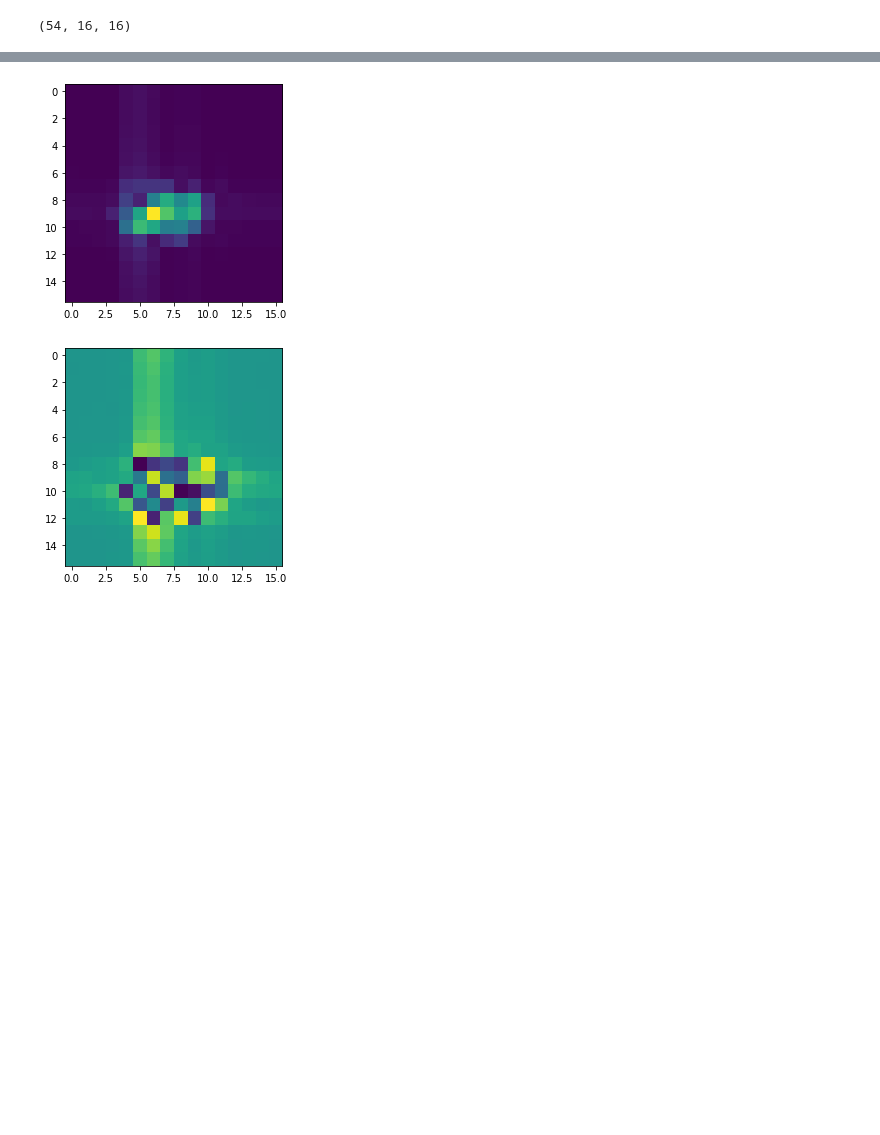
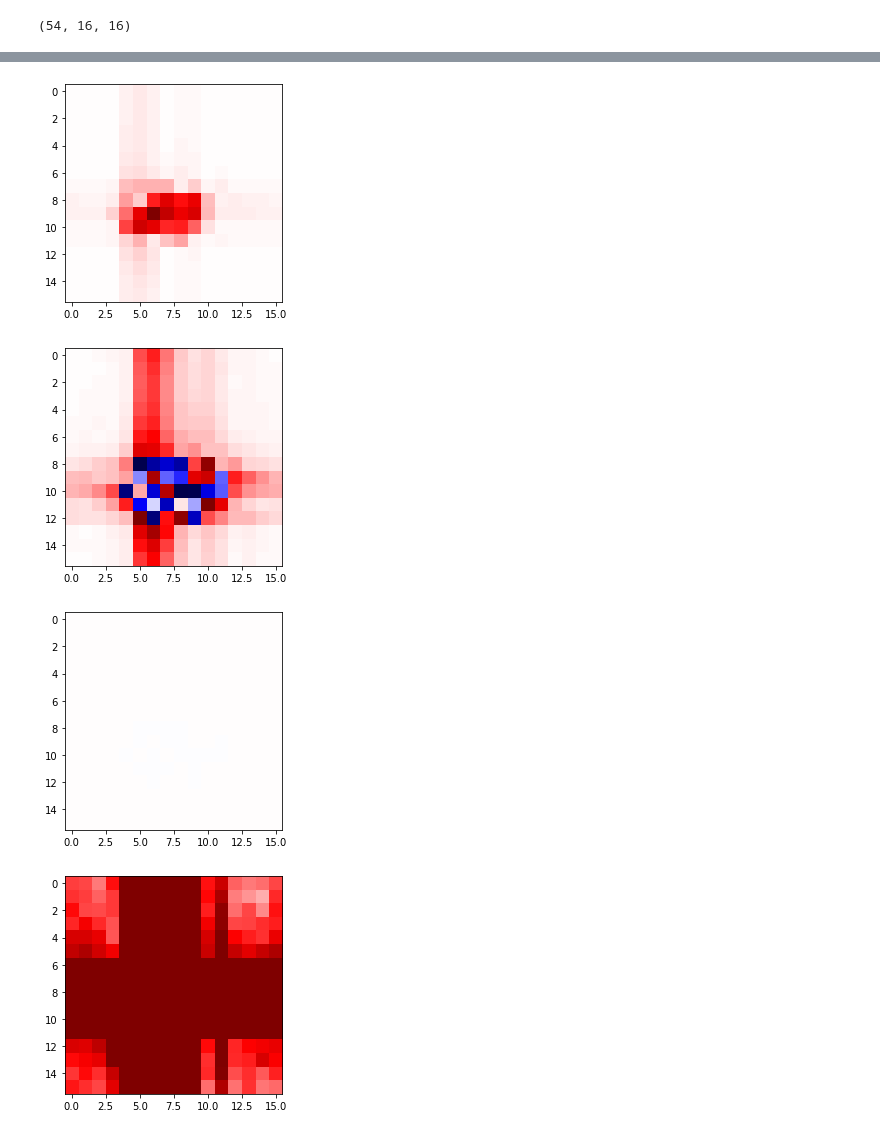
Before and after one commit to Xiao-JI-94158/BrukerParaVisionPostProcessing, a Jupyter notebook: EpiFidReader.ipynb, the cells around one changed output, grey strips where cells are left out. Cells and saved outputs as stored; diff of their text form; code cells hidden in the pictures; blank space fills up the shorter version.

```diff
--- a/EpiFidReader.ipynb
+++ b/EpiFidReader.ipynb
@@ -127,10 +127,23 @@ plt.show()
 # %%
+inhouse_recon = np.fliplr(np.flipud(spsp_epi_overflow.dataset['DATA']['r_image']['Abs'][2]))
+bruker_recon = spsp_epi_overflow.dataset['DATA']['2dseq'][2]
+
 plt.figure()
-plt.imshow(np.fliplr(np.flipud(spsp_epi_overflow.dataset['DATA']['r_image']['Abs'][2])))
+plt.imshow(inhouse_recon, vmax=np.max(inhouse_recon), vmin=-1*np.max(inhouse_recon),cmap='seismic')
 plt.show()
 plt.figure()
-plt.imshow(spsp_epi_overflow.dataset['DATA']['2dseq'][2])
+plt.imshow(bruker_recon, vmax=np.max(bruker_recon), vmin=-1*np.max(bruker_recon),cmap='seismic')
 plt.show()
+
+plt.figure()
+plt.imshow(bruker_recon, vmax=np.max(inhouse_recon), vmin=-1*np.max(inhouse_recon) ,cmap='seismic')
+plt.show()
+
+plt.figure()
+plt.imshow(inhouse_recon,  vmax=np.max(bruker_recon), vmin=-1*np.max(bruker_recon), cmap='seismic')
+plt.show()
 # %% [output]
-[figure, old version]
+[figure, new version]
-[figure, old version]
+[figure, new version]
+[figure, added]
+[figure, added]
```
Also changed, not shown: parts of 2 cells of this notebook.
